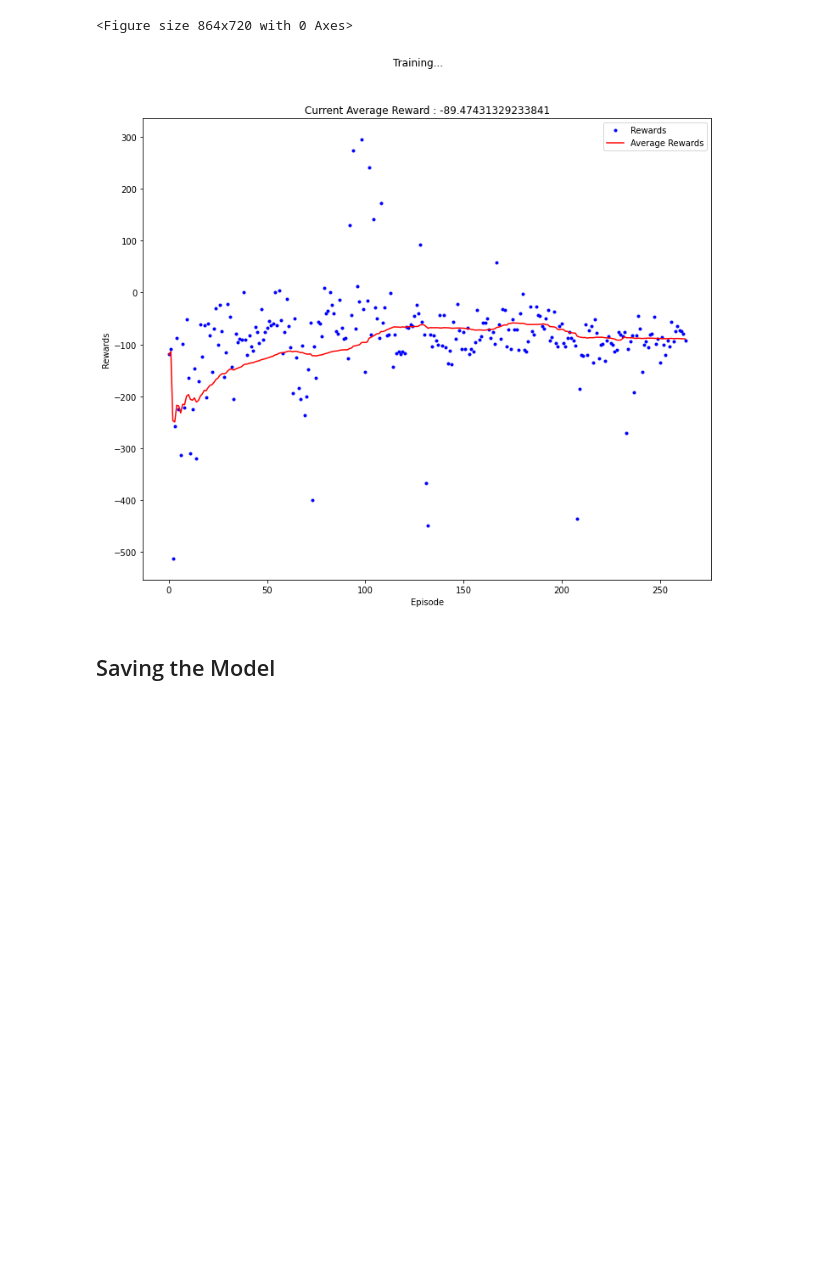
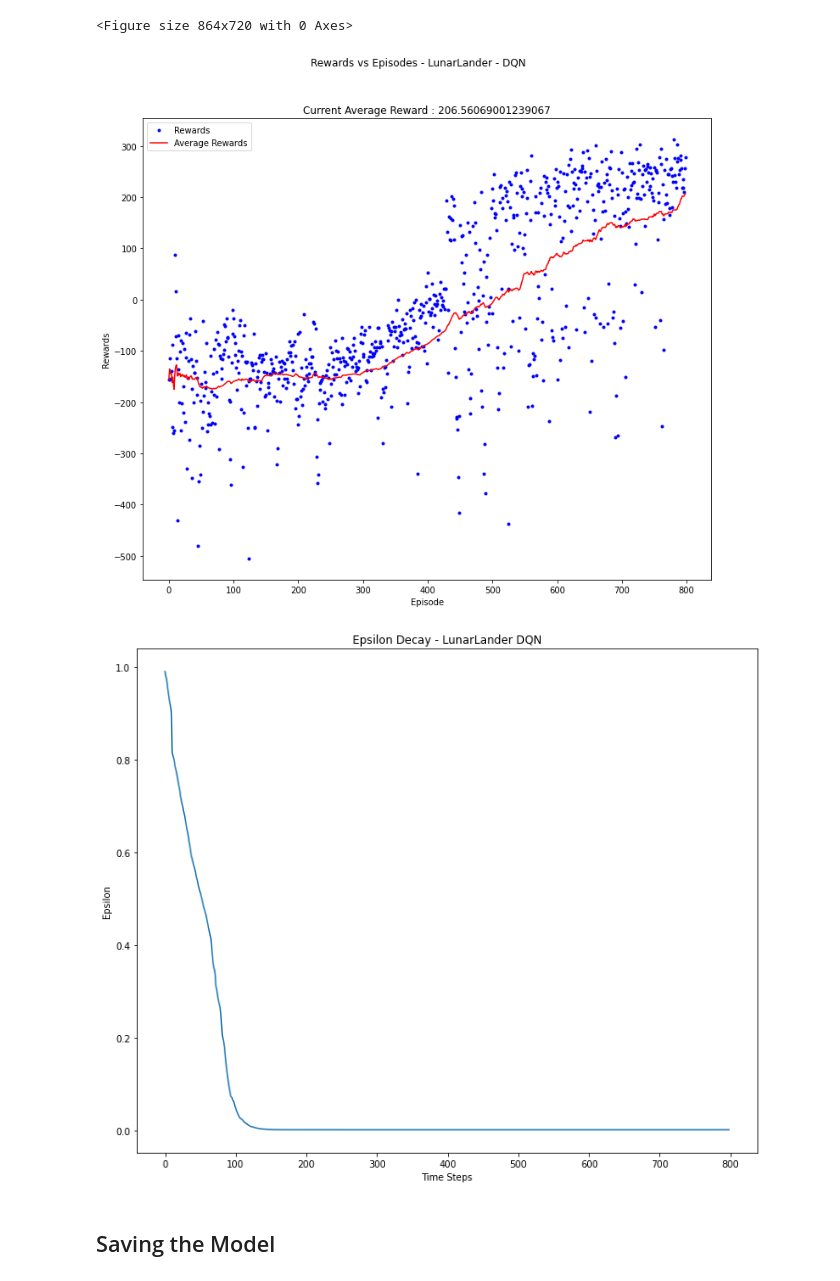
Before and after one commit to Pranomvignesh/UB_CSE546_RL_Assignment_2, a Jupyter notebook: FinalRun.ipynb, the cells around one changed output. Saved outputs shown, nothing was run; the diff lists cells and outputs as text; code cells hidden in the pictures; blank space fills up the shorter version.

```diff
--- a/FinalRun.ipynb
+++ b/FinalRun.ipynb
@@ -183,37 +183,38 @@ LunarLanderParameters = (
         "LunarLander-v2",
         continuous = False,
         gravity = -10.0,
         enable_wind = False,
         wind_power = 15.0,
         turbulence_power = 1.5
     )),
     Hyperparams(
         epsilon=0.99,
         epsilonMin=0.001,
         epsilonDecay=10000,
         memorySize=10000,
         learningRate=3e-4,
-        batchSize=32,
+        batchSize=64,
         discountFactor=0.99,
-        targetNetworkUpdateFrequency=300,
-        episodes=600
+        targetNetworkUpdateFrequency=100,
+        episodes=800
     ),
     NeuralNetworkForCartPole,
     Options(
         resultsPath='./results',
         filePrefix='LunarLander',
         showLiveResults=True,
         logResults = False,
         saveModels = True,
         debug = False
     )
 )
 
 dqnLunarLander = DQN(*LunarLanderParameters)
 
 dqnLunarLander.train()
 # %% [output]
-[figure, old version]
+[figure, new version]
+[figure, added]
 # %% [markdown]
 ## Saving the Model
 # %%
```
Also changed, not shown: parts of 14 cells of this notebook, 9 other files.
